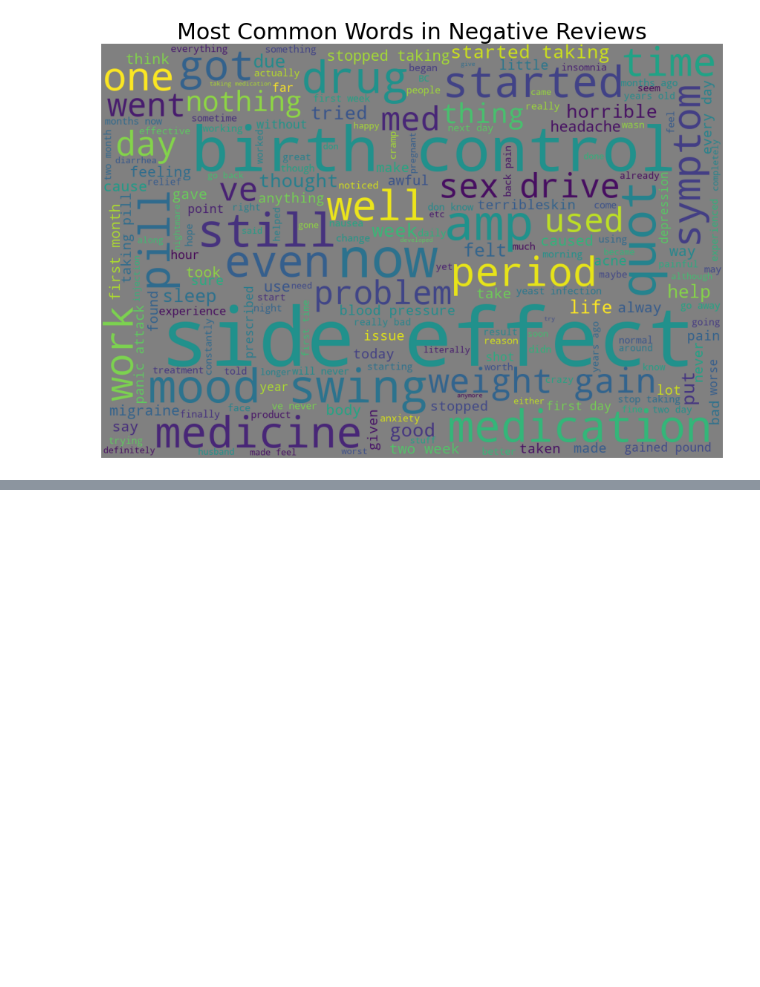
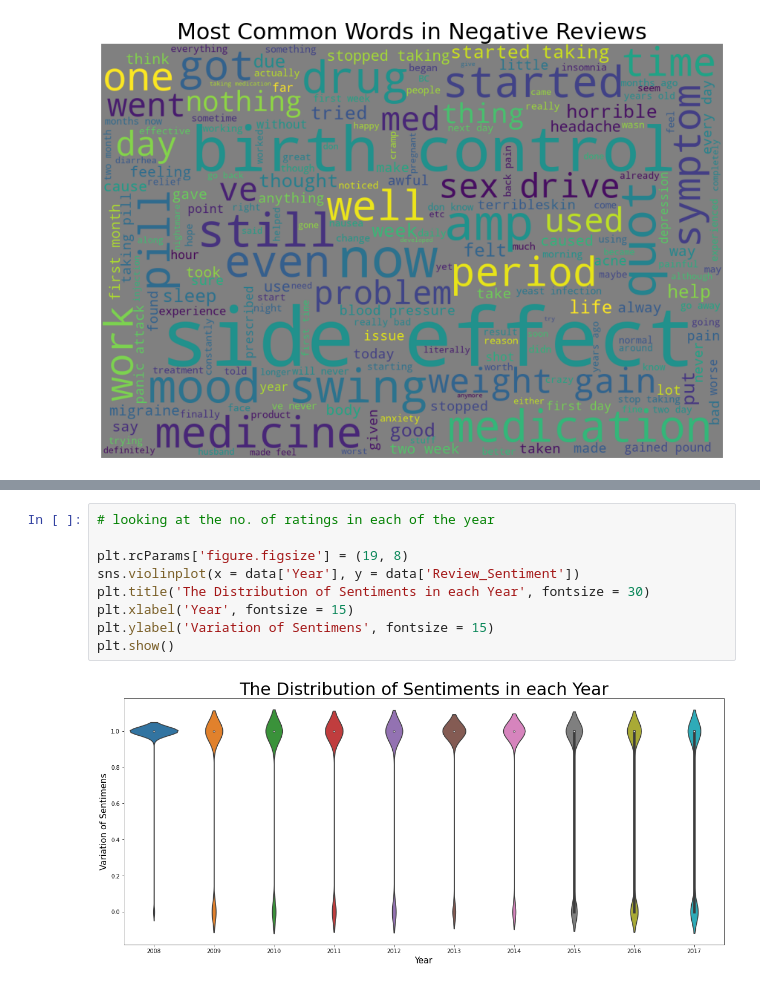
Before and after one commit to buriihenry/Drugs-Recommendation, a Jupyter notebook: Drugs_Recommendation.ipynb, the cells around one changed output, grey strips where cells are left out. Cells and saved outputs as stored; diff of their text form; blank space fills up the shorter version.

```diff
--- a/Drugs_Recommendation.ipynb
+++ b/Drugs_Recommendation.ipynb
@@ -283,0 +316,11 @@ plt.show()
+# %%
+# looking at the no. of ratings in each of the year
+
+plt.rcParams['figure.figsize'] = (19, 8)
+sns.violinplot(x = data['Year'], y = data['Review_Sentiment'])
+plt.title('The Distribution of Sentiments in each Year', fontsize = 30)
+plt.xlabel('Year', fontsize = 15)
+plt.ylabel('Variation of Sentimens', fontsize = 15)
+plt.show()
+# %% [output]
+[figure, added]
```
Also changed, not shown: parts of 16 cells of this notebook.
